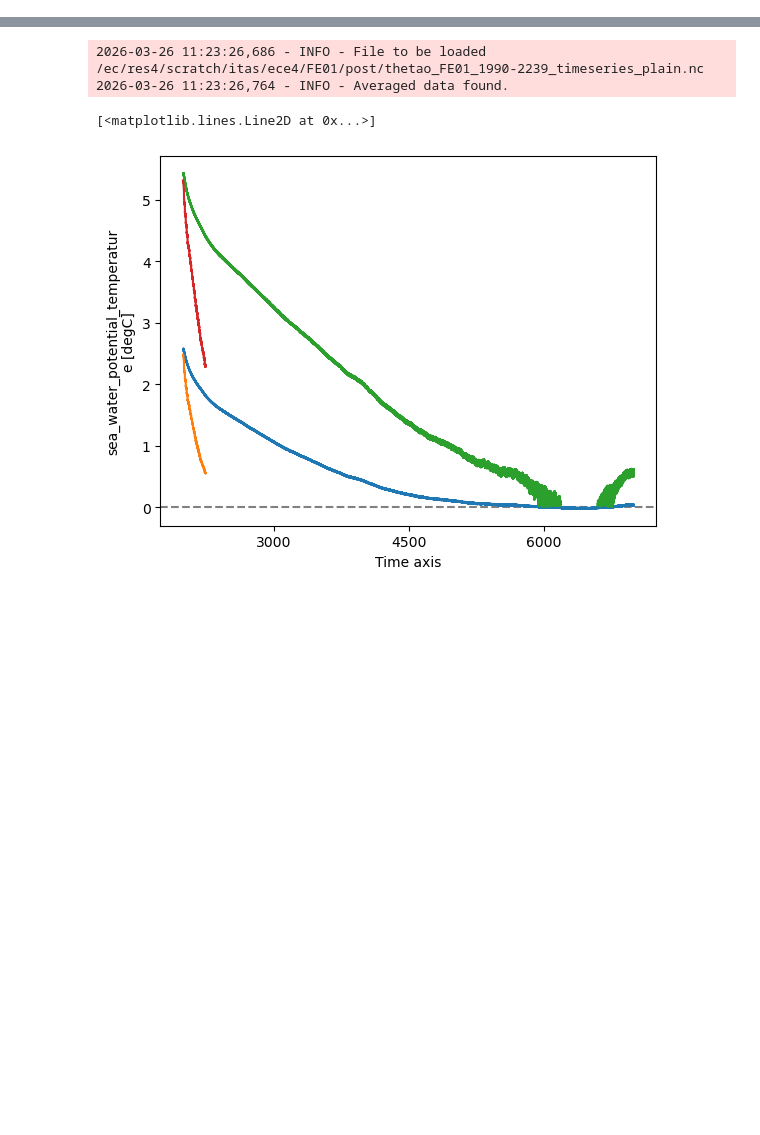
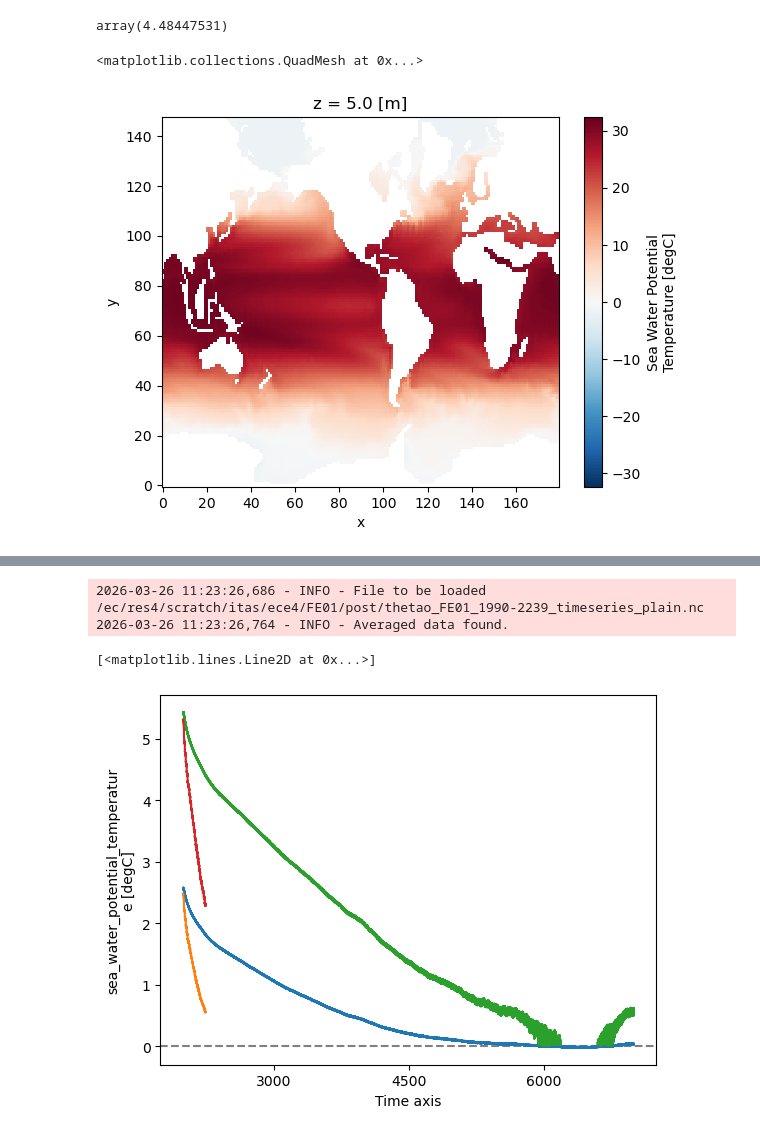
Before and after one commit to asozza/ecearth-outpost, a Jupyter notebook: notebooks/test_metrics.ipynb, the cells around one changed output, grey strips where cells are left out. Drawn from its saved outputs; the diff is of its cells as text; code cells hidden in the pictures; blank space fills up the shorter version.

```diff
--- a/notebooks/test_metrics.ipynb
+++ b/notebooks/test_metrics.ipynb
@@ -5,5 +5,5 @@ import matplotlib.pyplot as plt
 # %%
 from ecpost.core.io.postreader import get_climatology
 
-get_climatology(expname='cs00', startyear=6949, endyear=6999, varname='thetao')
+clim = get_climatology(expname='cs00', startyear=6949, endyear=6999, varname='thetao')
 # %% [output]
@@ -45,3 +27,14 @@ Attributes:
+# %%
+from ecpost.core.means.means import spacemean
+ave = spacemean(clim, ndim='3D')
+ave.thetao.values
+# %% [output]
+array(4.48447531)
+# %%
+clim.thetao.isel(z=0).plot()
+# %% [output]
+<matplotlib.collections.QuadMesh at 0x...>
+[figure, added]
 # %%
 from ecpost.core.io.postreader import postreader_nemo
 
```
Also changed, not shown: parts of 3 cells of this notebook.
